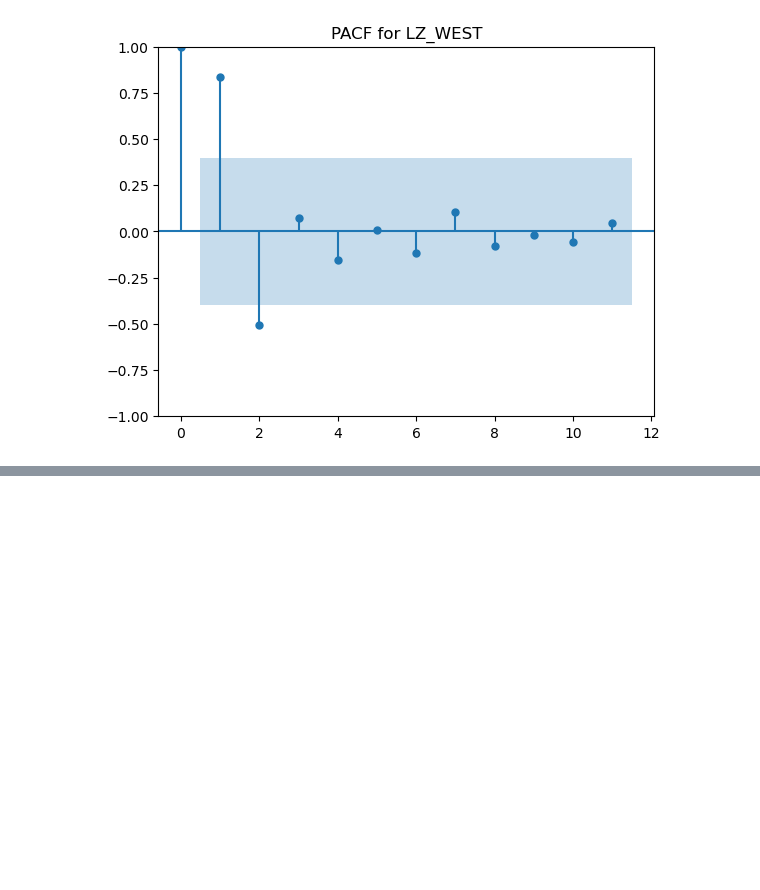
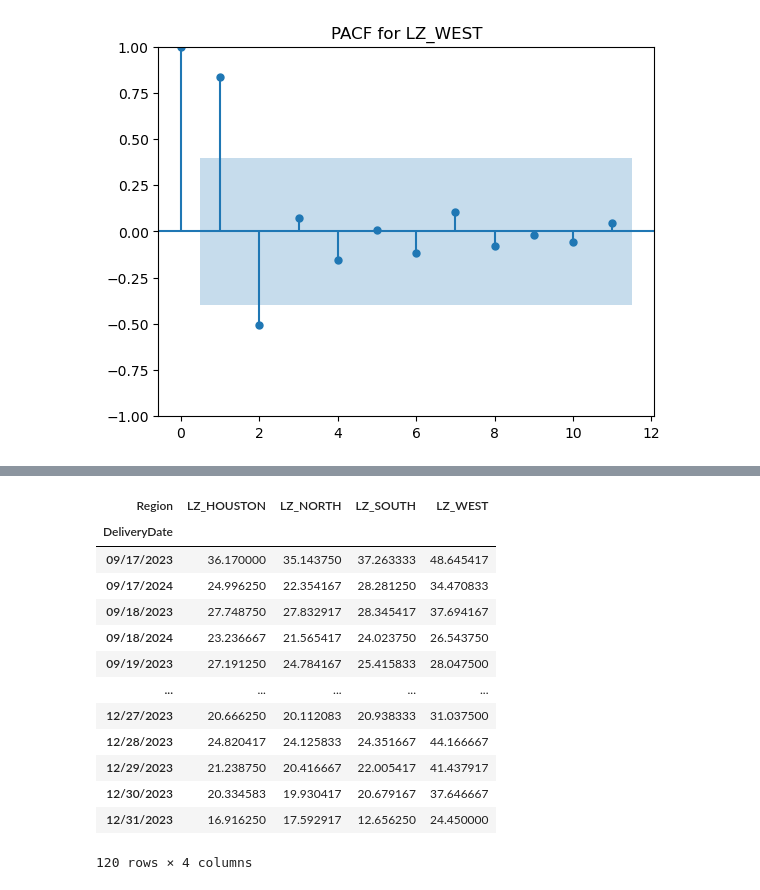
Before and after one commit to AchrafAzzaoui/ERCOT_Price_Prediction_Stat_413_Final_Project, a Jupyter notebook: EDA/Price_EDA.ipynb, the cells around one changed output, grey strips where cells are left out. Drawn from its saved outputs; the diff is of its cells as text; code cells hidden in the pictures; blank space fills up the shorter version.

```diff
--- a/EDA/Price_EDA.ipynb
+++ b/EDA/Price_EDA.ipynb
@@ -92,0 +107,17 @@ for region in last_month_data.columns:
+# %%
+last_month_data
+# %% [output]
+| Region | LZ_HOUSTON | LZ_NORTH | LZ_SOUTH | LZ_WEST |
+| DeliveryDate |  |  |  |  |
+| 09/17/2023 | 36.170000 | 35.143750 | 37.263333 | 48.645417 |
+| 09/17/2024 | 24.996250 | 22.354167 | 28.281250 | 34.470833 |
+| 09/18/2023 | 27.748750 | 27.832917 | 28.345417 | 37.694167 |
+| 09/18/2024 | 23.236667 | 21.565417 | 24.023750 | 26.543750 |
+| 09/19/2023 | 27.191250 | 24.784167 | 25.415833 | 28.047500 |
+| ... | ... | ... | ... | ... |
+| 12/27/2023 | 20.666250 | 20.112083 | 20.938333 | 31.037500 |
+| 12/28/2023 | 24.820417 | 24.125833 | 24.351667 | 44.166667 |
+| 12/29/2023 | 21.238750 | 20.416667 | 22.005417 | 41.437917 |
+| 12/30/2023 | 20.334583 | 19.930417 | 20.679167 | 37.646667 |
+| 12/31/2023 | 16.916250 | 17.592917 | 12.656250 | 24.450000 |
+120 rows × 4 columns
```
Also changed, not shown: parts of 1 cell of this notebook.
